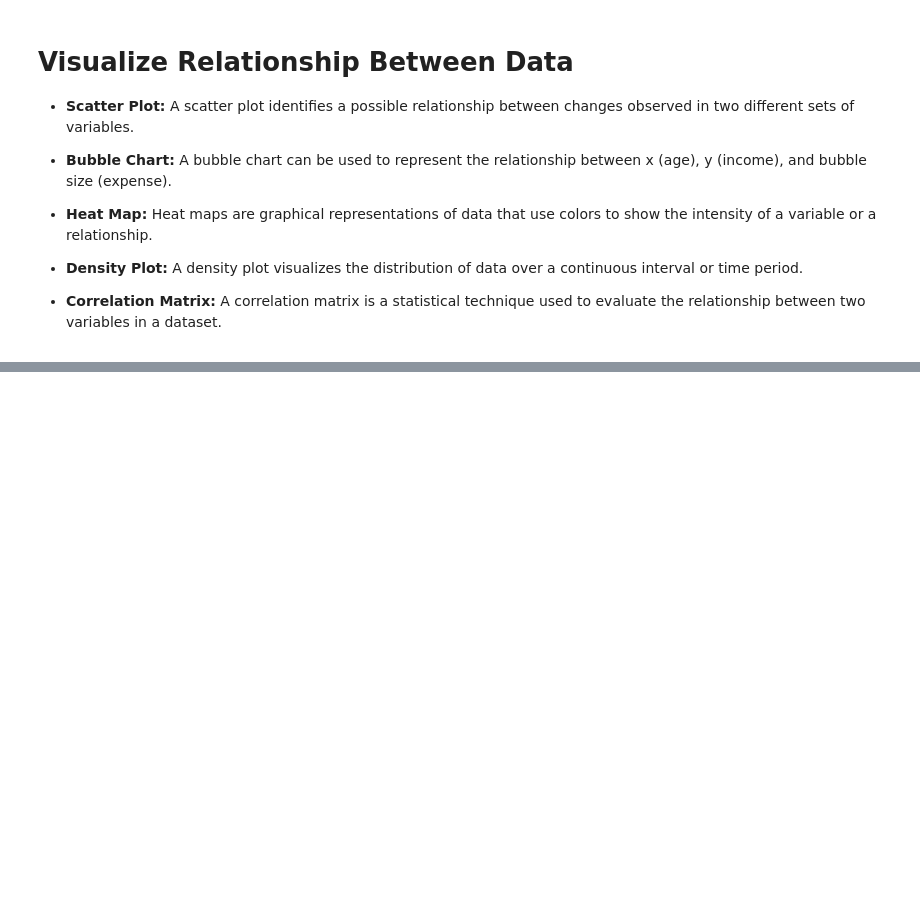
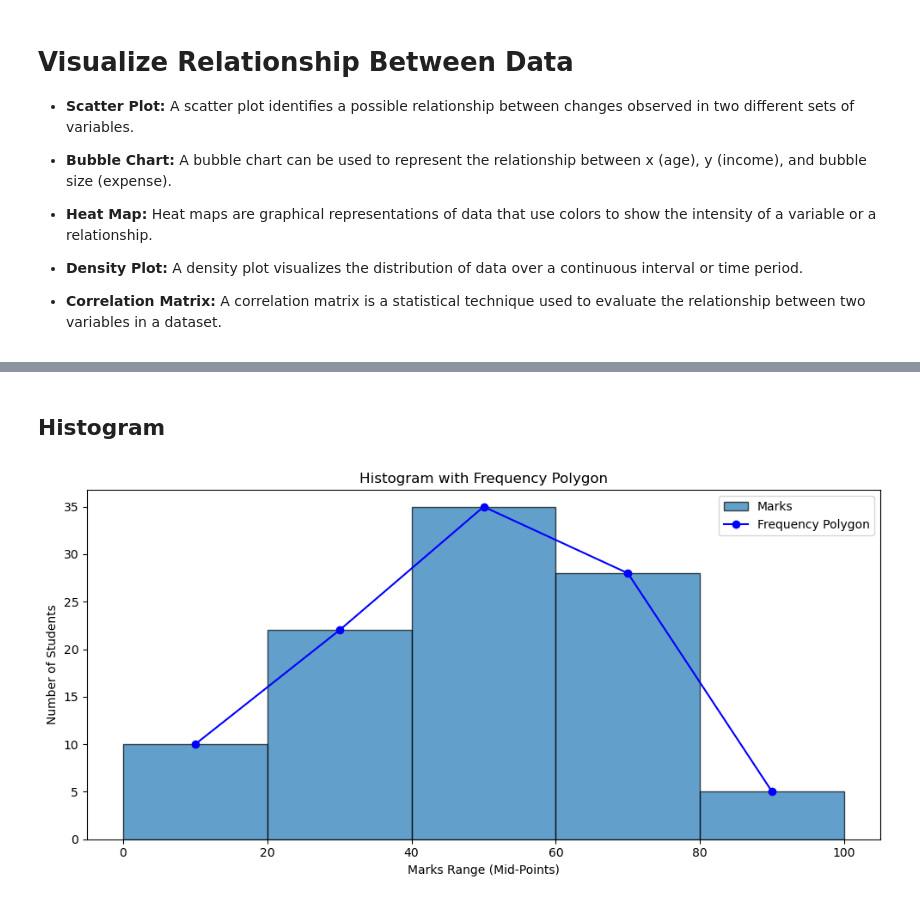
Before and after one commit to atitt009/python-programming, a Jupyter notebook: Week 4/week-4-Data Analysis with Pandas.ipynb, the cells around one changed output, grey strips where cells are left out. Cells and saved outputs as stored; diff of their text form; code cells hidden in the pictures; blank space fills up the shorter version.

```diff
--- a/Week 4/week-4-Data Analysis with Pandas.ipynb
+++ b/Week 4/week-4-Data Analysis with Pandas.ipynb
@@ -460,0 +530,37 @@ NameError: name 'pd' is not defined
+# %% [markdown]
+## Histogram
+# %%
+import pandas as pd
+import matplotlib.pyplot as plt
+
+students_data = pd.DataFrame({
+    'Marks': ['0-20', '20-40', '40-60', '60-80', '80-100'],
+    'no_of_students': [10, 22, 35, 28, 5]
+})
+
+# Calculate midpoints
+students_data['mid_points'] = students_data['Marks'].apply(lambda m: (int(m.split('-')[0]) + int(m.split('-')[1])) / 2)
+
+# Define bins
+lower_bounds = students_data['Marks'].apply(lambda m: int(m.split('-')[0])).min()
+upper_bounds = students_data['Marks'].apply(lambda m: int(m.split('-')[1])).max()
+bin_edges = list(range(lower_bounds, upper_bounds + 1, 20))
+
+# Plot histogram
+plt.figure(figsize=(10, 5))
+plt.hist(students_data['mid_points'], bins=bin_edges, weights=students_data['no_of_students'],
+         edgecolor='black', alpha=0.7, label='Marks')
+
+# Plot frequency polygon
+plt.plot(students_data['mid_points'], students_data['no_of_students'],
+         marker='o', color='blue', linestyle='-', label='Frequency Polygon')
+
+# Add labels and titles
+plt.xlabel('Marks Range (Mid-Points)')
+plt.ylabel('Number of Students')
+plt.title('Histogram with Frequency Polygon')
+plt.legend()
+plt.tight_layout()
+plt.show()
+# %% [output]
+[figure, added]
```
Also changed, not shown: parts of 21 cells of this notebook, 2 other files.
